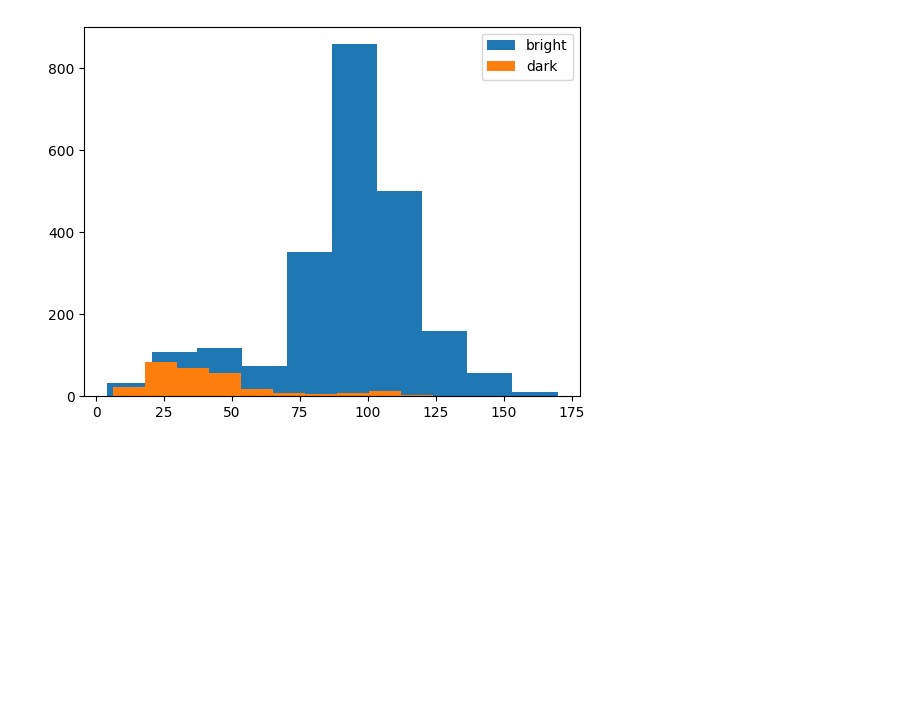
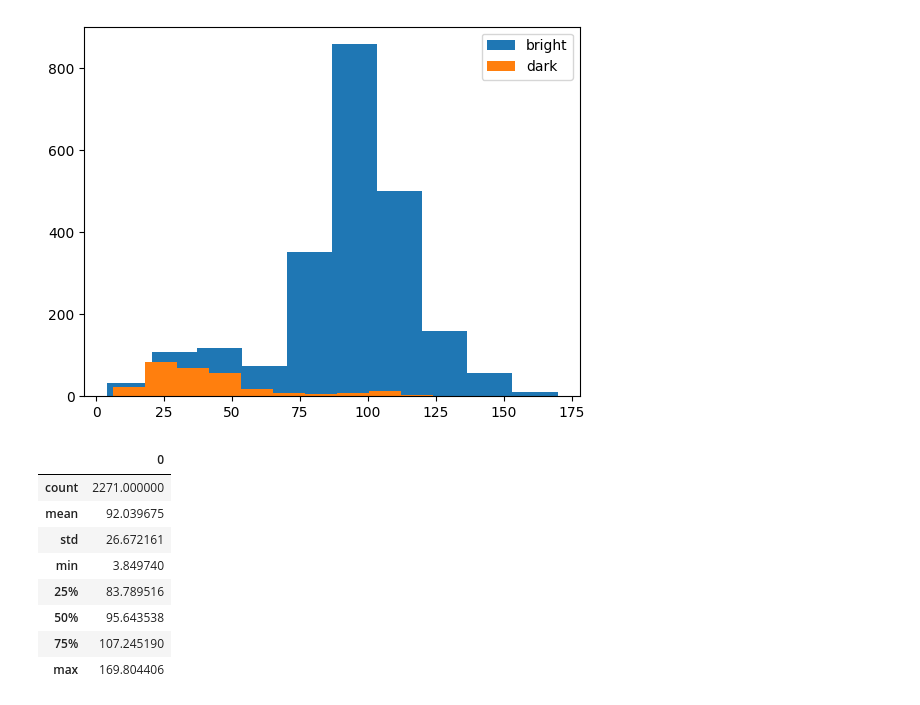
Before and after one commit to ToTuanAn/AICityChallenge2024_Track2, a Jupyter notebook: notebooks/weather_analysis.ipynb, the cells around one changed output. Saved outputs shown, nothing was run; the diff lists cells and outputs as text; code cells hidden in the pictures; blank space fills up the shorter version.

```diff
--- a/notebooks/weather_analysis.ipynb
+++ b/notebooks/weather_analysis.ipynb
@@ -20,25 +20,25 @@ OUTPUT_PATH = "/home/totuanan/Workplace/AICityChallenge2024_Track2/datasets/weat
 # %%
 WEATHER_FEATURE = "environment"
 # %%
-f = open(f"pedestrian_{WEATHER_FEATURE}.json")
-g = open(f"vehicle_{WEATHER_FEATURE}.json")
+# f = open(f"pedestrian_{WEATHER_FEATURE}.json")
+# g = open(f"vehicle_{WEATHER_FEATURE}.json")
 
-pedestrian_data = json.load(f)
-vehicle_data = json.load(g)
+# pedestrian_data = json.load(f)
+# vehicle_data = json.load(g)
 
-for classes in pedestrian_data:
-    for video_name in pedestrian_data[classes]:
-        vidObj = cv2.VideoCapture(video_paths_dict[video_name])
-        video_type = video_paths_dict[video_name].split("/")[-2]
-        length = int(vidObj.get(cv2.CAP_PROP_FRAME_COUNT))
-        half_point = length//2 # Approximately half if number of frames are odd
+# for classes in pedestrian_data:
+#     for video_name in pedestrian_data[classes]:
+#         vidObj = cv2.VideoCapture(video_paths_dict[video_name])
+#         video_type = video_paths_dict[video_name].split("/")[-2]
+#         length = int(vidObj.get(cv2.CAP_PROP_FRAME_COUNT))
+#         half_point = length//2 # Approximately half if number of frames are odd
 
-        # Set the reader to the given frame number (half_point)
-        vidObj.set(cv2.CAP_PROP_POS_FRAMES, half_point)
-        success, image = vidObj.read()
+#         # Set the reader to the given frame number (half_point)
+#         vidObj.set(cv2.CAP_PROP_POS_FRAMES, half_point)
+#         success, image = vidObj.read()
 
-        output_path = f"{OUTPUT_PATH}/{WEATHER_FEATURE}/{classes}/{video_type}"
-        print(output_path)
-        os.makedirs(output_path, exist_ok=True)
-        if not os.path.isfile(f"{output_path}/{video_name}.png"):
-            cv2.imwrite(f"{output_path}/{video_name}.png", image)
+#         output_path = f"{OUTPUT_PATH}/{WEATHER_FEATURE}/{classes}/{video_type}"
+#         print(output_path)
+#         os.makedirs(output_path, exist_ok=True)
+#         if not os.path.isfile(f"{output_path}/{video_name}.png"):
+#             cv2.imwrite(f"{output_path}/{video_name}.png", image)
@@ -100,3 +82,20 @@ plt.legend()
 plt.show()
 # %% [output]
 [figure]
+# %%
+import pandas as pd
+
+df_bright = pd.DataFrame(img_color["bright"])
+df_dark = pd.DataFrame(img_color["dark"])
+
+df_bright.describe()
+# %% [output]
+|  | 0 |
+| count | 2271.000000 |
+| mean | 92.039675 |
+| std | 26.672161 |
+| min | 3.849740 |
+| 25% | 83.789516 |
+| 50% | 95.643538 |
+| 75% | 107.245190 |
+| max | 169.804406 |
```
Also changed, not shown: parts of 7 cells of this notebook, 6 other files.
